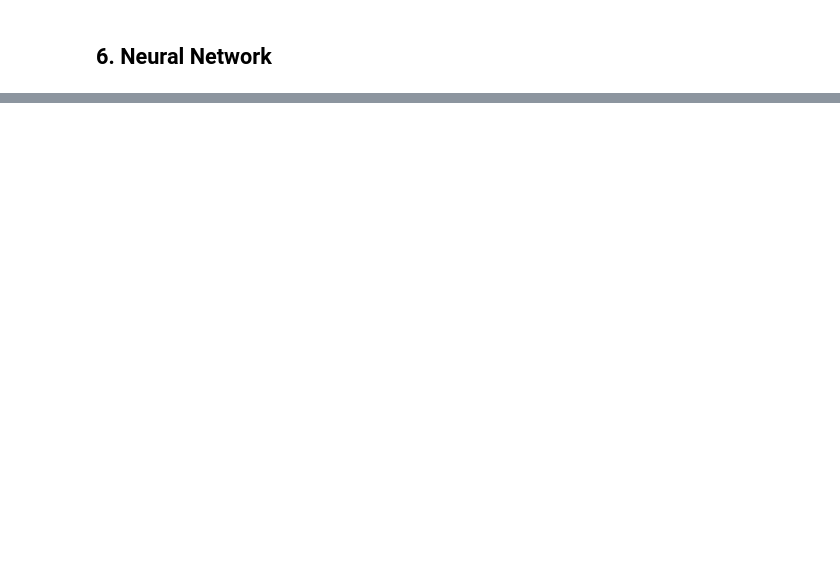
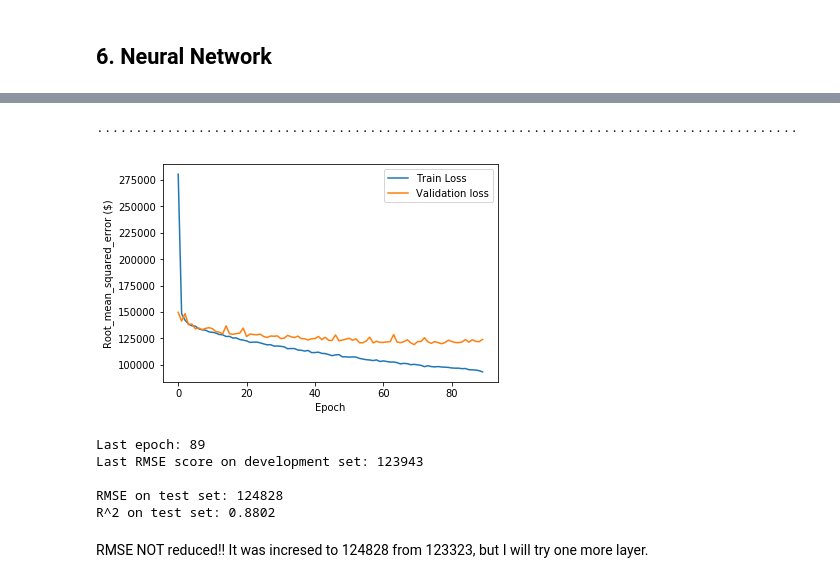
Before and after one commit to math470/Springboard_Capstone_Project_1, a Jupyter notebook: King County House Price Machine Learning.ipynb, the cells around one changed output, grey strips where cells are left out. Saved outputs shown, nothing was run; the diff lists cells and outputs as text; code cells hidden in the pictures; blank space fills up the shorter version.

```diff
--- a/King County House Price Machine Learning.ipynb
+++ b/King County House Price Machine Learning.ipynb
@@ -253,0 +827,34 @@ plt.show()
+# %%
+# Build model
+def nn_model_3():
+    # create model
+    model = Sequential()
+    model.add(Dense(128, input_dim=41, kernel_initializer='normal', activation='relu'))
+    model.add(Dense(256, kernel_initializer='normal', activation='relu'))
+    model.add(Dense(256, kernel_initializer='normal', activation='relu'))
+    model.add(Dense(256, kernel_initializer='normal', activation='relu'))
+    model.add(Dense(1, kernel_initializer='normal', activation='linear'))
+    # Compile model
+    model.compile(loss='mean_squared_error', optimizer='adam',
+                  metrics=[root_mean_squared_error])
+    return model
+# %%
+model = nn_model_3()
+history = model.fit(X_train_scaled, y_train, epochs=200,
+                    validation_split=0.2, verbose=0,
+                    callbacks=[early_stop, PrintDot()])
+history_model_3 = history
+plot_history(history)
+# %% [output]
+..........................................................................................
+[figure, added]
+# %%
+print_results_NN(history_model_3,X_test_scaled,y_test)
+# %% [output]
+Last epoch: 89
+Last RMSE score on development set: 123943
+
+RMSE on test set: 124828
+R^2 on test set: 0.8802
+# %% [markdown]
+RMSE NOT reduced!! It was incresed to 124828 from 123323, but I will try one more layer.
```
Also changed, not shown: parts of 164 cells of this notebook.
